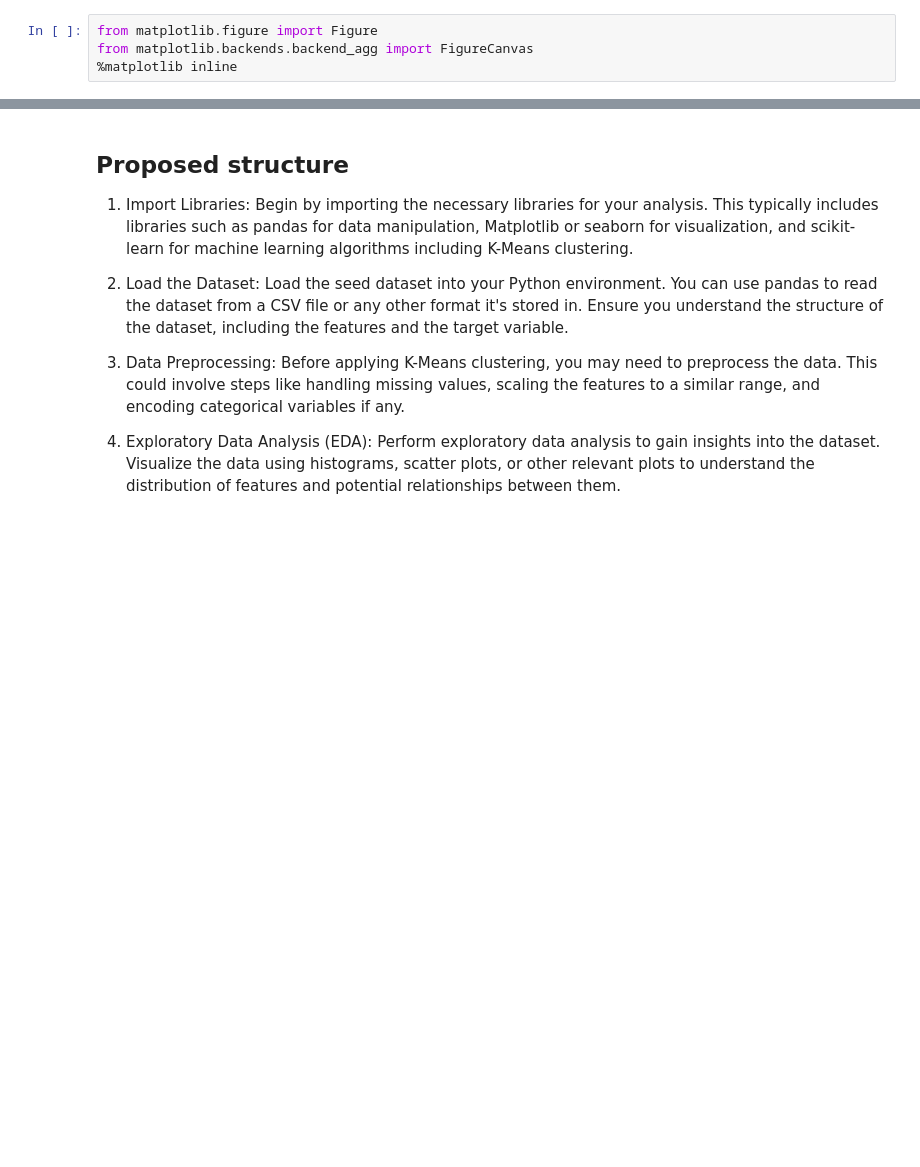
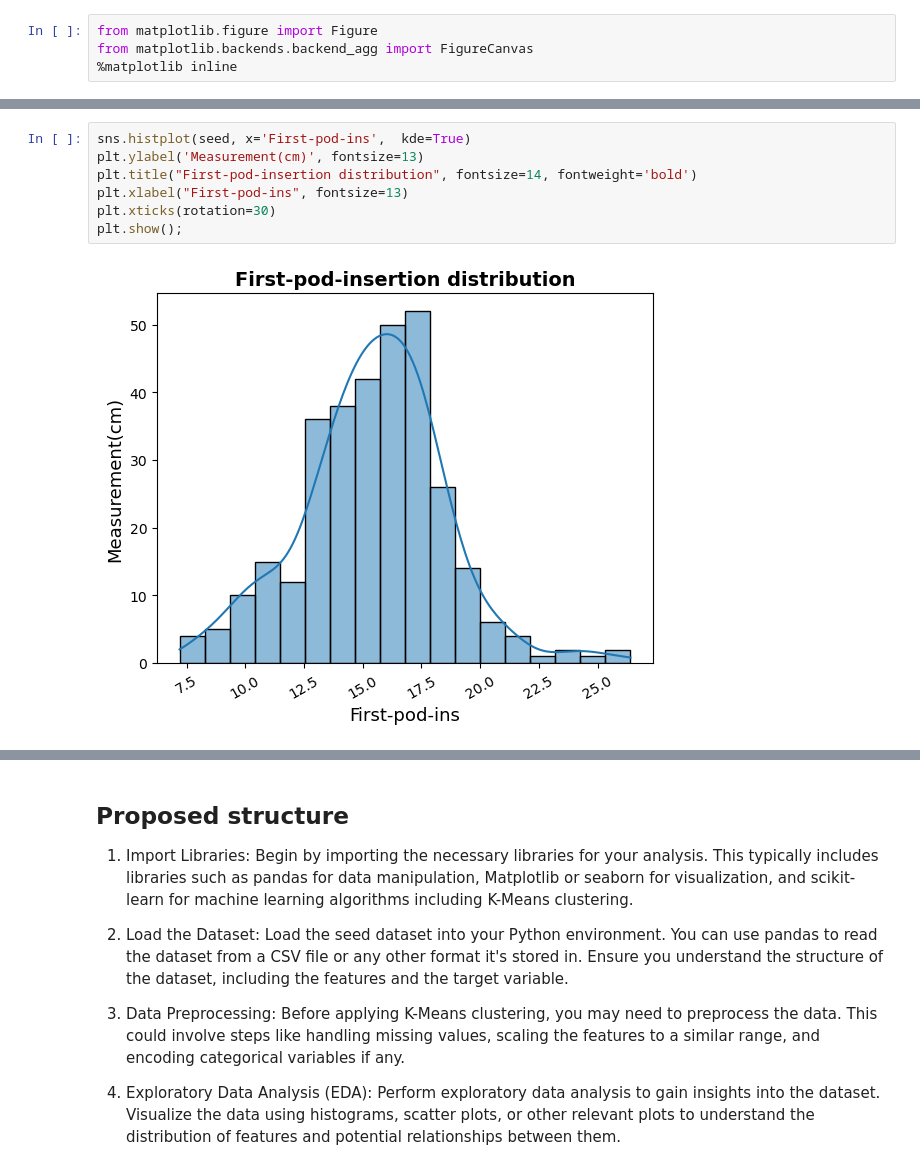
Before and after one commit to Ayomide-ola/Machine-learning-semester-2--, a Jupyter notebook: CA-1.ipynb, the cells around one changed output, grey strips where cells are left out. Drawn from its saved outputs; the diff is of its cells as text; blank space fills up the shorter version.

```diff
--- a/CA-1.ipynb
+++ b/CA-1.ipynb
@@ -357,0 +387,9 @@ pn.interact(find_outliers)
+# %%
+sns.histplot(seed, x='First-pod-ins',  kde=True)
+plt.ylabel('Measurement(cm)', fontsize=13)
+plt.title("First-pod-insertion distribution", fontsize=14, fontweight='bold')
+plt.xlabel("First-pod-ins", fontsize=13)
+plt.xticks(rotation=30)
+plt.show();
+# %% [output]
+[figure, added]
```
Also changed, not shown: parts of 12 cells of this notebook.
